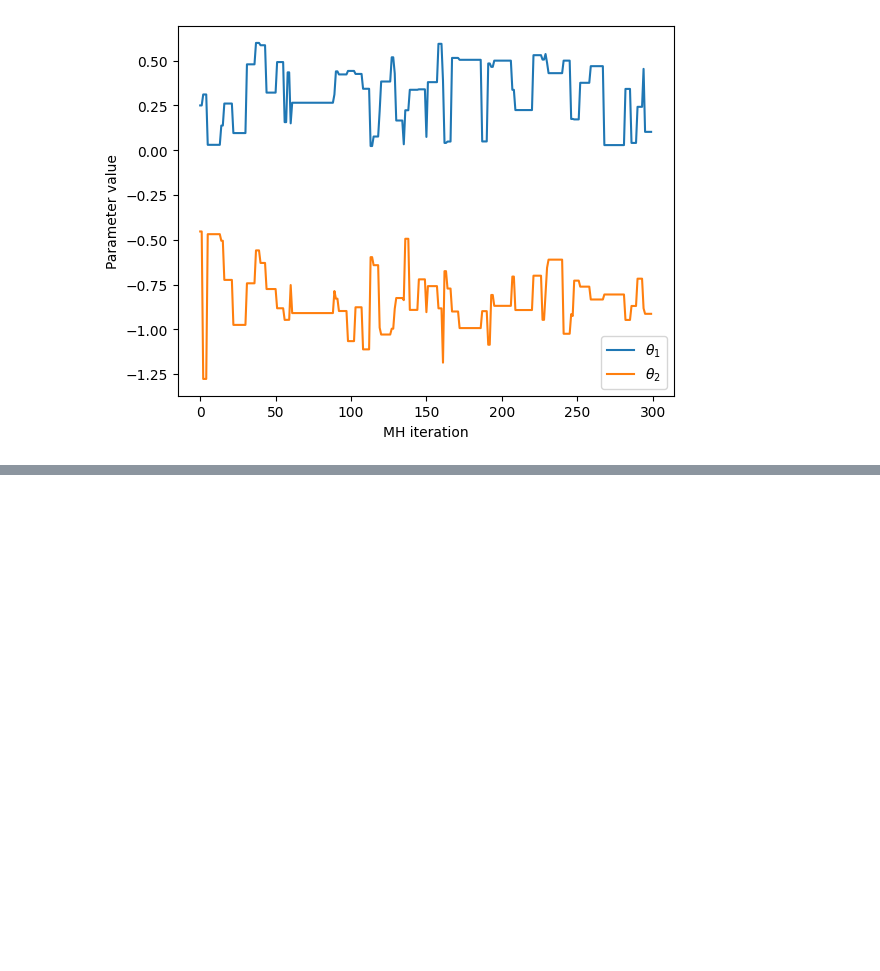
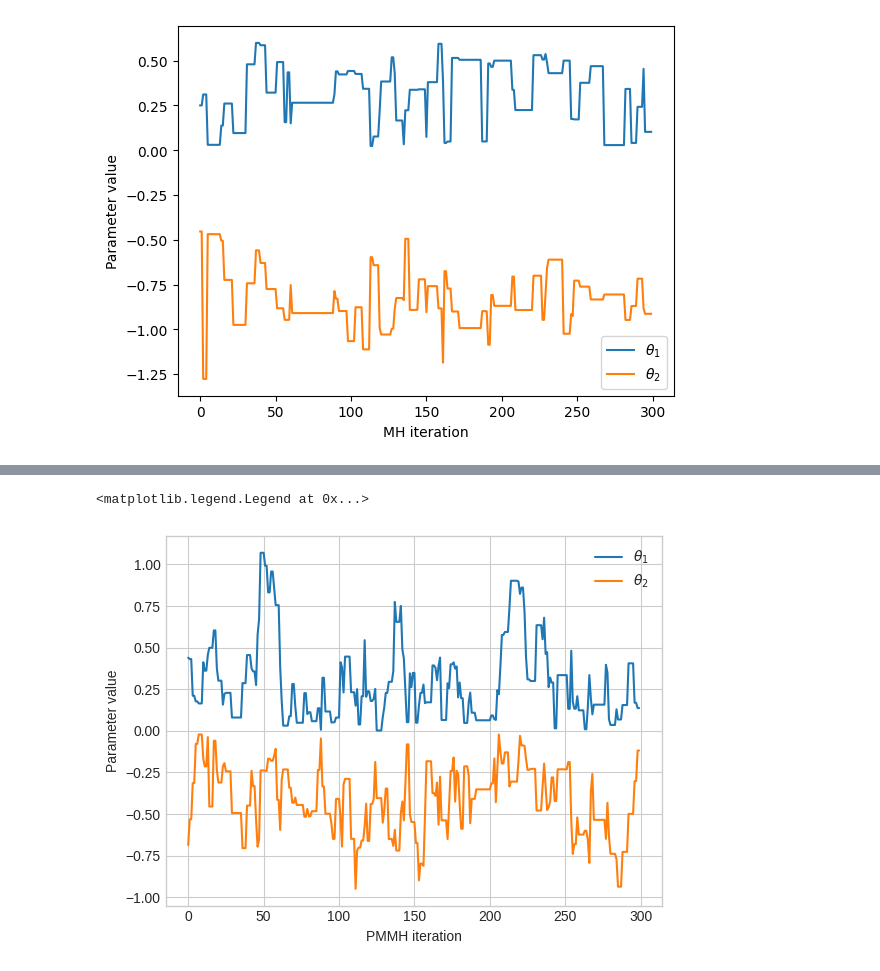
Before and after one commit to vvnnif/smc-highly-informative-observations, a Jupyter notebook: notebooks/test_and_debug.ipynb, the cells around one changed output, grey strips where cells are left out. Saved outputs shown, nothing was run; the diff lists cells and outputs as text; code cells hidden in the pictures; blank space fills up the shorter version.

```diff
--- a/notebooks/test_and_debug.ipynb
+++ b/notebooks/test_and_debug.ipynb
@@ -194,3 +222,68 @@ MH took 315.91270184516907s
 Acceptance rate of initial MH sample: 0.9733333333333334
 <matplotlib.legend.Legend at 0x...>
 [figure]
+# %%
+"""
+PMMH test / debug run for linear model
+"""
+
+""" Test whether the PMMH sampling works by sampling
+an intiial estimate from the posterior p(theta|y_1:T,temp)
+"""
+
+temp = 10 # Initial tempering
+T = 100 # Number of observations
+
+# True parameter
+theta = np.asarray([0.8,-1])
+
+# Exogenous input variables
+rng = np.random.default_rng(seed=42) # Want to fix this while keeping the rest random
+us = rng.normal(loc=0, scale=1, size=T)
+
+# Sample observations from true state-space model
+_, ys = Svensson2017LinearSSM_simulate(theta=theta,T=T,u=us,rng=rng)
+
+# Sample theta from parameter prior
+theta = Svensson2017LinearSSM_sample_prior()
+
+# Generate particle approximations for p(y_t|x_1:T,theta,temp)
+# for the initial parameter sample
+t0 = time.time()
+xs, aas, log_lik = Svensson2017LinearSSM_bootstrap_pf(temp=temp,
+                          n_particles=300,
+                          ys=ys,
+                          us=us,
+                          theta=theta,
+                          alternative_tempering=False
+                          )
+t1 = time.time()
+print(f'Particle filter took {t1 - t0}s')
+
+# Run PMH
+t0 = time.time()
+
+samples, xss, aass, log_liks, accept_rate = Svensson2017LinearSSM_pmmh(
+    xs=xs,
+    aas=aas,
+    log_lik=log_lik,
+    theta=theta,
+    ys=ys,
+    us=us,
+    temp=temp,
+    n_iters=300,
+    proposal_sd=0.2,
+    verbose=True,
+    alternative_tempering=False
+)
+t1 = time.time()
+print(f'PMMH took {t1 - t0}s')
+print(f'Acceptance rate of initial PMMH sample: {accept_rate}')
+
+# Plot result
+plt.plot(samples[:,0],label=r'$\theta_1$')
+plt.plot(samples[:,1],label=r'$\theta_2$')
+plt.xlabel('PMMH iteration')
+plt.ylabel('Parameter value')
+plt.legend()
+# %% [output]
@@ -196,0 +293,2 @@ Acceptance rate of initial MH sample: 0.9733333333333334
+<matplotlib.legend.Legend at 0x...>
+[figure, added]
```
Also changed, not shown: parts of 10 cells of this notebook, 15 other files.
